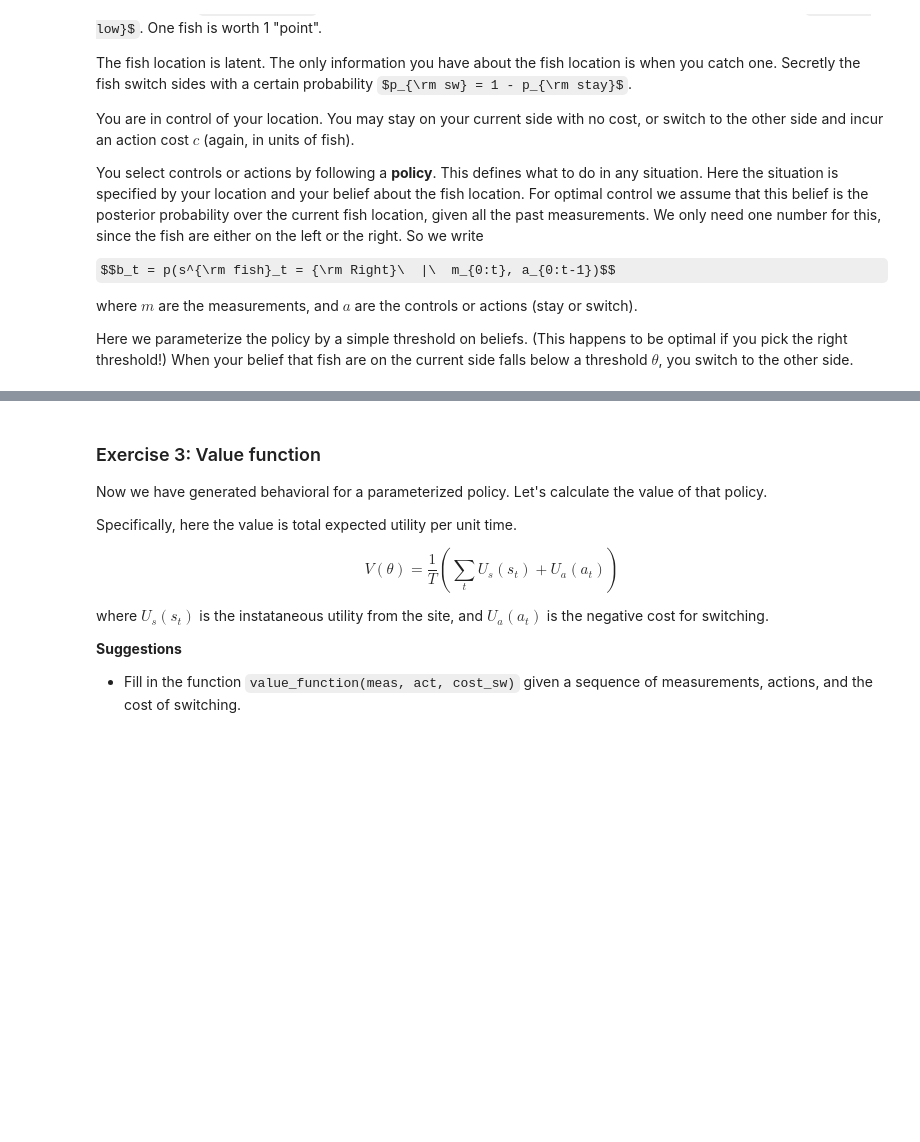
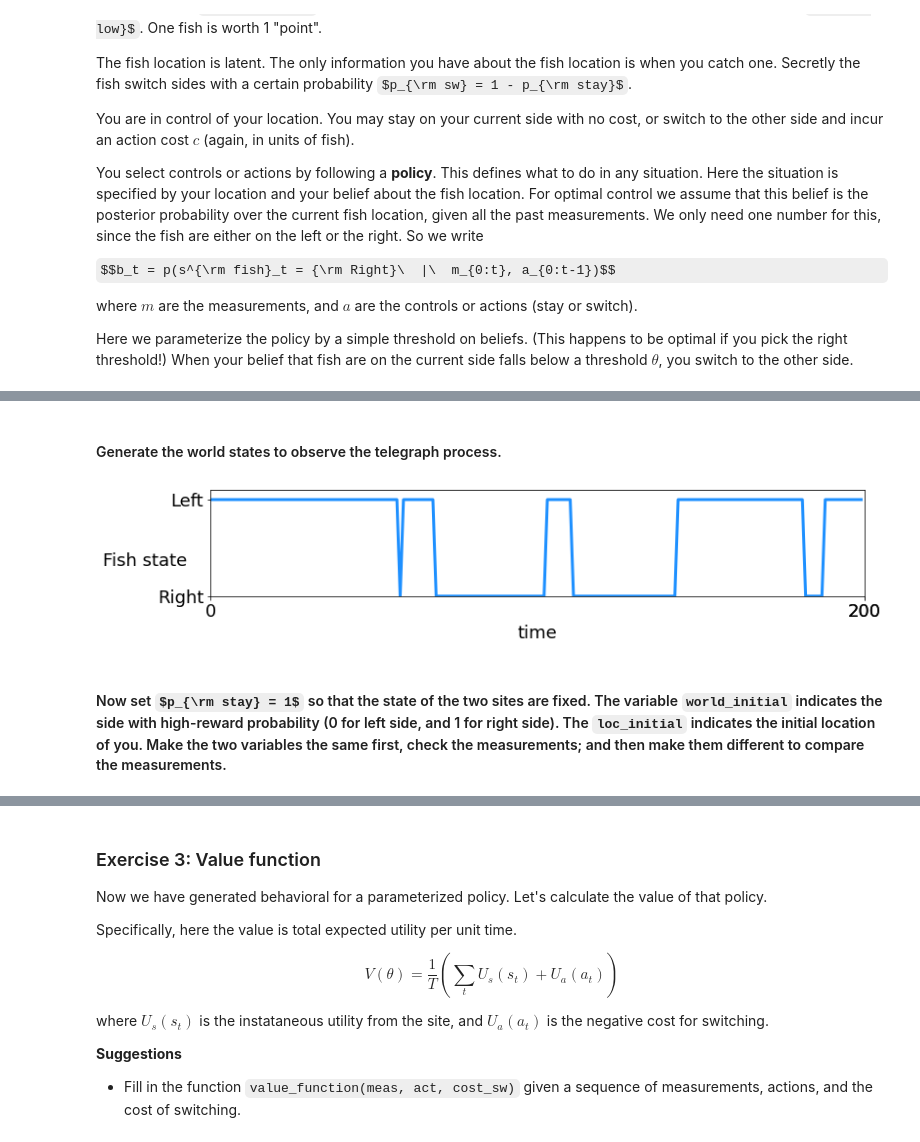
Before and after one commit to zhengww/NeuroMatchAcademy, a Jupyter notebook: Tutorial1_optimal_control_discrete.ipynb, the cells around one changed output, grey strips where cells are left out. Cells and saved outputs as stored; diff of their text form; code cells hidden in the pictures; some formulas as TeX source; blank space fills up the shorter version.

```diff
--- a/Tutorial1_optimal_control_discrete.ipynb
+++ b/Tutorial1_optimal_control_discrete.ipynb
@@ -8,13 +8,10 @@ Please execute the cell below to initialize the notebook environment.
 import numpy as np                 # import numpy
 import scipy                       # import scipy
 import random                      # import basic random number generator functions
-from scipy.linalg import inv
-
+from scipy.linalg import inv       # import matrix inversion
 import matplotlib.pyplot as plt    # import matplotlib
 %matplotlib inline
-
 from IPython import display
 
-fig_w, fig_h = (8, 6)
-plt.rcParams.update({'figure.figsize': (fig_w, fig_h)})
-#plt.style.use('dark_background')
+#fig_w, fig_h = (8, 6)
+#plt.rcParams.update({'figure.figsize': (fig_w, fig_h)})
@@ -47,0 +166,19 @@ Here we parameterize the policy by a simple threshold on beliefs. (This happens
+# %% [markdown]
+#### Generate the world states to observe the telegraph process.
+# %%
+T = 200
+
+p_stay = .95     # probability fish stay
+rp_high = .4    # p(catch fish) when you're on their side
+rp_low = .1     # p(catch fish) when you're on other side
+
+params = [T, p_stay, rp_high, rp_low, _]
+
+binaryHMM_test = binaryHMM(params)
+# %%
+world_state = binaryHMM_test.world_dynamics()
+binaryHMM_test.plot_world(world_state)
+# %% [output]
+[figure, added]
+# %% [markdown]
+#### Now set $p_{\rm stay} = 1$ so that the state of the two sites are fixed. The variable `world_initial` indicates the side with high-reward probability (0 for left side, and 1 for right side). The `loc_initial` indicates the initial location of you. Make the two variables the same first, check the measurements; and then make them different to compare the measurements.
```
Also changed, not shown: parts of 14 cells of this notebook.
